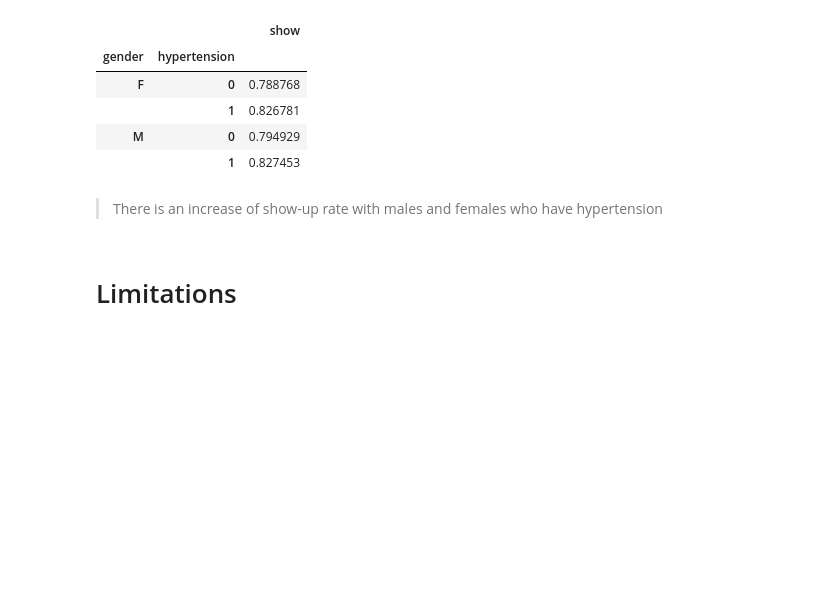
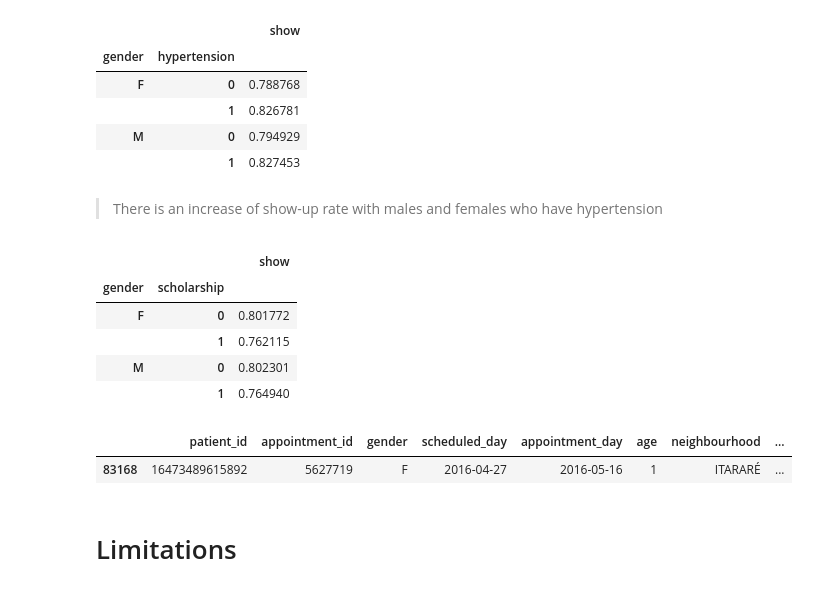
Before and after one commit to dishankkalra23/Medical-Appointment-No-Shows, a Jupyter notebook: Medical_Appointment_No_Shows.ipynb, the cells around one changed output. Drawn from its saved outputs; the diff is of its cells as text; code cells hidden in the pictures; blank space fills up the shorter version.

```diff
--- a/Medical_Appointment_No_Shows.ipynb
+++ b/Medical_Appointment_No_Shows.ipynb
@@ -489,6 +509,21 @@ gender_hypertension
 |  | 1 | 0.827453 |
 # %% [markdown]
 > There is an increase of show-up rate with males and females who have hypertension
+# %%
+gender_scholar = pd.pivot_table(data=df,index=['gender','scholarship'],values='show')
+gender_scholar
+# %% [output]
+|  |  | show |
+| gender | scholarship |  |
+| F | 0 | 0.801772 |
+|  | 1 | 0.762115 |
+| M | 0 | 0.802301 |
+|  | 1 | 0.764940 |
+# %%
+df.sample()
+# %% [output]
+|  | patient_id | appointment_id | gender | scheduled_day | appointment_day | age | neighbourhood | ... |
+| 83168 | 16473489615892 | 5627719 | F | 2016-04-27 | 2016-05-16 | 1 | ITARARÉ | ... |
 # %% [markdown]
 # Limitations
 # %% [markdown]
```
Also changed, not shown: parts of 2 cells of this notebook.
